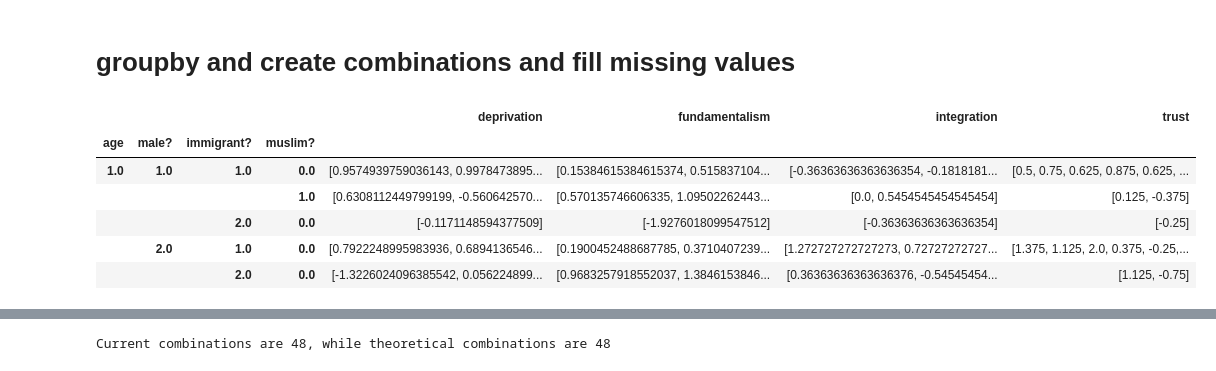
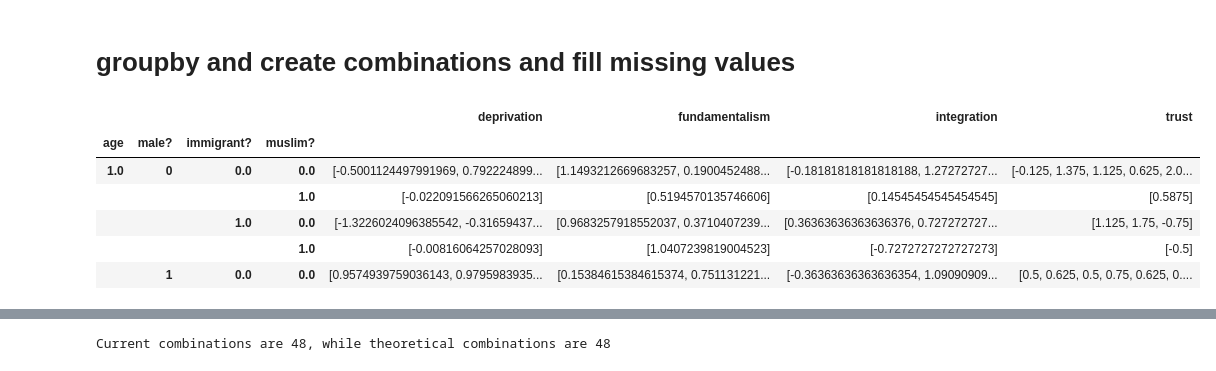
Before and after one commit to LABSS/PROTON-T, a Jupyter notebook: inputs/neukolln/opinion_analysis_T.ipynb, the cells around one changed output, grey strips where cells are left out. Saved outputs shown, nothing was run; the diff lists cells and outputs as text; code cells hidden in the pictures.

```diff
--- a/inputs/neukolln/opinion_analysis_T.ipynb
+++ b/inputs/neukolln/opinion_analysis_T.ipynb
@@ -183,3 +234,19 @@ Imputing row 2001/2075 with 1 missing, elapsed time: 0.675
+# %%
+df_filled['deprivation'] = knn_impute.knn_impute(target=df_filled['deprivation'], attributes=df_filled.drop(['deprivation', 'id'], 1),
+                                          aggregation_method="mean", k_neighbors=10, numeric_distance='euclidean',
+                                          categorical_distance='hamming', missing_neighbors_threshold=0.8)
+# %%
+df_filled['fundamentalism'] = knn_impute.knn_impute(target=df_filled['fundamentalism'], attributes=df_filled.drop(['fundamentalism', 'id'], 1),
+                                          aggregation_method="mean", k_neighbors=10, numeric_distance='euclidean',
+                                          categorical_distance='hamming', missing_neighbors_threshold=0.8)
+# %%
+df_filled['integration'] = knn_impute.knn_impute(target=df_filled['integration'], attributes=df_filled.drop(['integration', 'id'], 1),
+                                          aggregation_method="mean", k_neighbors=10, numeric_distance='euclidean',
+                                          categorical_distance='hamming', missing_neighbors_threshold=0.8)
+# %%
+df_filled['trust'] = knn_impute.knn_impute(target=df_filled['trust'], attributes=df_filled.drop(['trust', 'id'], 1),
+                                          aggregation_method="mean", k_neighbors=10, numeric_distance='euclidean',
+                                          categorical_distance='hamming', missing_neighbors_threshold=0.8)
 # %% [markdown]
 # groupby and create combinations and fill missing values
 # %%
@@ -189,16 +256,16 @@ def mix(x):
                       'deprivation': list(x.deprivation),\
                       'fundamentalism': list(x.fundamentalism)})
 # %%
-df_combinations = df_indices.groupby(['age', 'male?', 'immigrant?', 'muslim?']).apply(mix)
+df_combinations = df_filled.groupby(['age', 'male?', 'immigrant?', 'muslim?']).apply(mix)
 df_combinations.head()
 # %% [output]
 |  |  |  |  | deprivation | fundamentalism | integration | trust |
 | age | male? | immigrant? | muslim? |  |  |  |  |
-| 1.0 | 1.0 | 1.0 | 0.0 | [0.9574939759036143, 0.9978473895... | [0.15384615384615374, 0.515837104... | [-0.36363636363636354, -0.1818181... | [0.5, 0.75, 0.625, 0.875, 0.625, ... |
-|  |  |  | 1.0 | [0.6308112449799199, -0.560642570... | [0.570135746606335, 1.09502262443... | [0.0, 0.5454545454545454] | [0.125, -0.375] |
-|  |  | 2.0 | 0.0 | [-0.1171148594377509] | [-1.9276018099547512] | [-0.36363636363636354] | [-0.25] |
-|  | 2.0 | 1.0 | 0.0 | [0.7922248995983936, 0.6894136546... | [0.1900452488687785, 0.3710407239... | [1.272727272727273, 0.72727272727... | [1.375, 1.125, 2.0, 0.375, -0.25,... |
-|  |  | 2.0 | 0.0 | [-1.3226024096385542, 0.056224899... | [0.9683257918552037, 1.3846153846... | [0.36363636363636376, -0.54545454... | [1.125, -0.75] |
+| 1.0 | 0 | 0.0 | 0.0 | [-0.5001124497991969, 0.792224899... | [1.1493212669683257, 0.1900452488... | [-0.18181818181818188, 1.27272727... | [-0.125, 1.375, 1.125, 0.625, 2.0... |
+|  |  |  | 1.0 | [-0.022091566265060213] | [0.5194570135746606] | [0.14545454545454545] | [0.5875] |
+|  |  | 1.0 | 0.0 | [-1.3226024096385542, -0.31659437... | [0.9683257918552037, 0.3710407239... | [0.36363636363636376, 0.727272727... | [1.125, 1.75, -0.75] |
+|  |  |  | 1.0 | [-0.00816064257028093] | [1.0407239819004523] | [-0.7272727272727273] | [-0.5] |
+|  | 1 | 0.0 | 0.0 | [0.9574939759036143, 0.9795983935... | [0.15384615384615374, 0.751131221... | [-0.36363636363636354, 1.09090909... | [0.5, 0.625, 0.5, 0.75, 0.625, 0.... |
 # %%
 mux = pd.MultiIndex.from_product(df_combinations.index.levels, names=['age','male?', 'immigrant?', 'muslim?'])
 # %%
```
Also changed, not shown: parts of 15 cells of this notebook, 1 other file.
